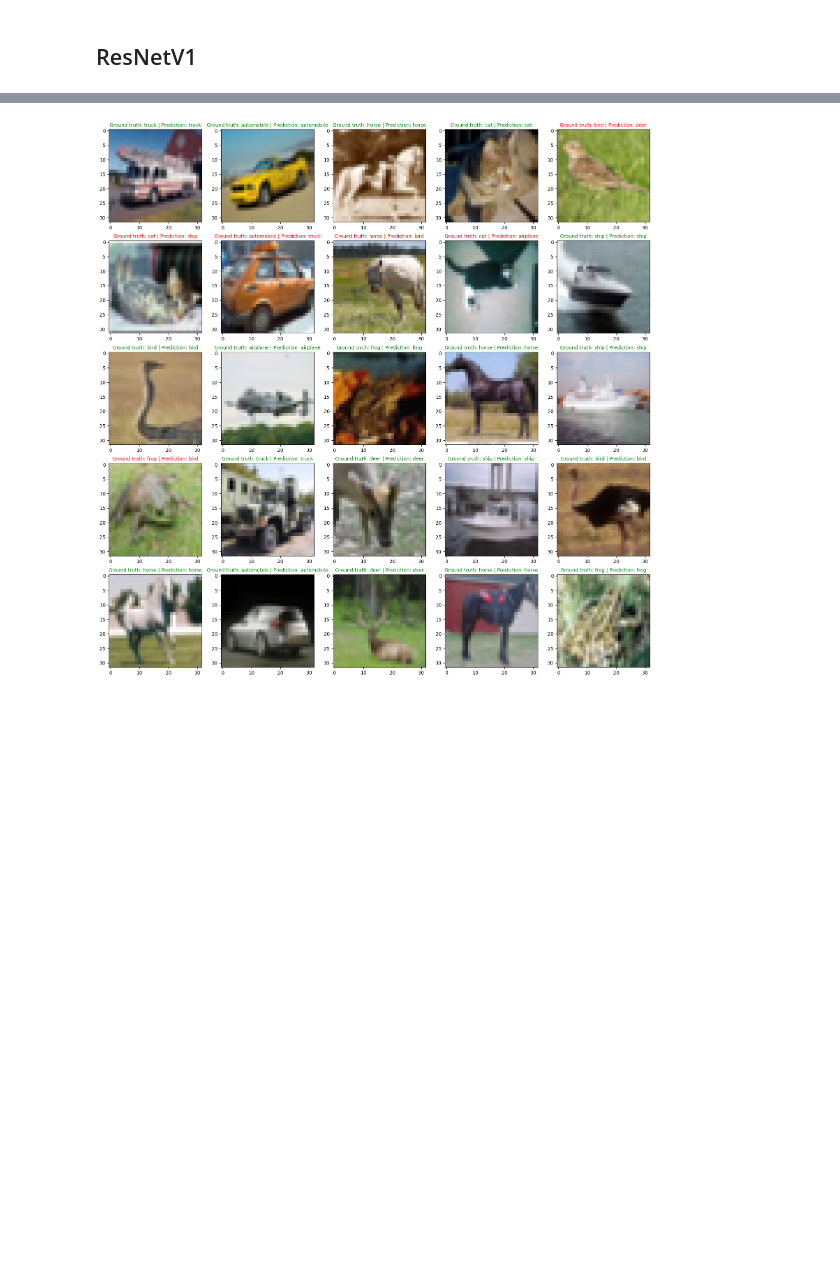
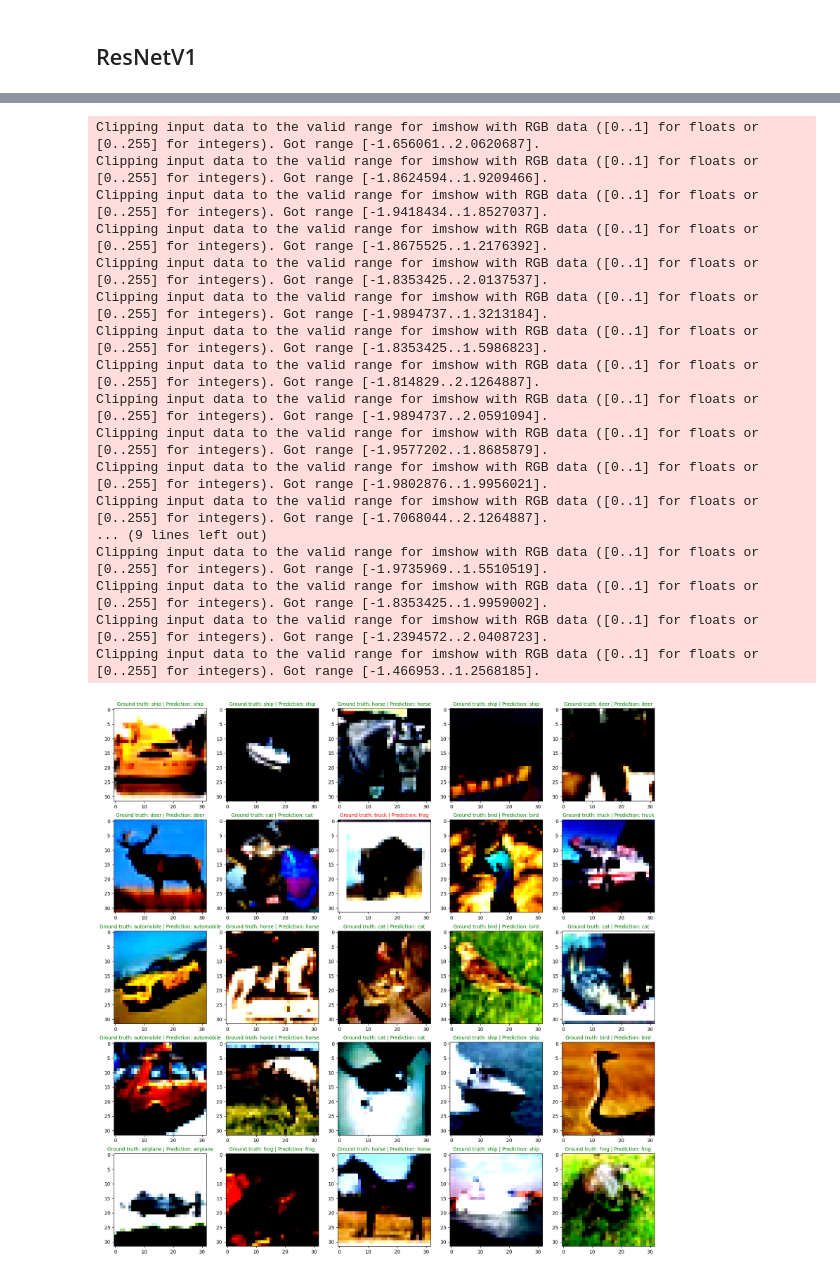
Before and after one commit to AnTong123-hue/PyTorch, a Jupyter notebook: cnn_models/ResNet.ipynb, the cells around one changed output, grey strips where cells are left out. Saved outputs shown, nothing was run; the diff lists cells and outputs as text; code cells hidden in the pictures; blank space fills up the shorter version.

```diff
--- a/cnn_models/ResNet.ipynb
+++ b/cnn_models/ResNet.ipynb
@@ -210,12 +183,17 @@ class ResNet(nn.Module):
         self.conv3_channels = conv3_channels
         self.depth = depth
         self.num_classes = num_classes
-        self.resnet_layer = nn.Sequential(
-            # Conv 0
-            nn.Conv2d(in_channels=3, out_channels=self.conv1_channels, kernel_size=7, stride=2, padding=3),
+        # self.resnet_layer = nn.Sequential(
+        #     # Conv 0
+        #     nn.Conv2d(in_channels=3, out_channels=self.conv1_channels, kernel_size=7, stride=2, padding=3),
+        #     nn.BatchNorm2d(self.conv1_channels),
+        #     nn.ReLU(inplace=True),
+        #     nn.MaxPool2d(kernel_size=3, stride=2)
+        # )
+        self.stem = nn.Sequential(
+            nn.Conv2d(3, self.conv1_channels, kernel_size=3, stride=1, padding=1, bias=False),
             nn.BatchNorm2d(self.conv1_channels),
-            nn.ReLU(inplace=True),
-            nn.MaxPool2d(kernel_size=3, stride=2)
+            nn.ReLU(inplace=True)
         )
 
             # Conv 2 x 2
@@ -237,11 +215,10 @@ class ResNet(nn.Module):
             nn.AdaptiveAvgPool2d((1, 1)),
             nn.Flatten(),
             nn.Linear(in_features=self.conv3_channels, out_features=self.num_classes),
-            nn.BatchNorm1d(self.num_classes),
         )
 
     def forward(self, X):
-        out = self.resnet_layer(X)
+        out = self.stem(X)
         # Conv 1: 2n stacked layer, no down_sampling
         for i in range(2 * self.depth):
             out = self.conv1_stack[i](out)
@@ -290,18 +270,4 @@ ResNet(
 # %%
 loss_fn = nn.CrossEntropyLoss()
-optimizer = torch.optim.SGD(model.parameters(), lr=1, momentum=0.9, weight_decay=0.0005)
-scheduler = torch.optim.lr_scheduler.StepLR(optimizer, step_size=10, gamma=0.2)
-# Calculate accuracy (a classification metric)
-def accuracy_fn(y_true, y_pred):
-    """Calculates accuracy between truth labels and predictions.
-
-    Args:
-        y_true (torch.Tensor): Truth labels for predictions.
-        y_pred (torch.Tensor): Predictions to be compared to predictions.
-
-    Returns:
-        [torch.float]: Accuracy value between y_true and y_pred, e.g. 78.45
-    """
-    correct = torch.eq(y_true, y_pred).sum().item()
-    acc = (correct / len(y_pred)) * 100
-    return acc
+optimizer = torch.optim.SGD(model.parameters(), lr=0.1, momentum=0.9, weight_decay=0.0005)
+scheduler = torch.optim.lr_scheduler.ReduceLROnPlateau(optimizer, 'min', 0.1, patience=10, min_lr=0.00001)
@@ -353,7 +335,6 @@ hist['train_loss'].append(0)
 # %%
 # Training loop
-epochs = 100
-print(device)
+epochs = 1000
 hist = {"train_loss": [], "test_loss": [], "train_acc": [], "test_acc": []}
 print("Log history: ", hist.keys())
 
@@ -368,7 +349,7 @@ for epoch in range(epochs):
         device='cuda'
     )
 
-    scheduler.step()
+    scheduler.step(train_loss)
 
     test_loss, test_acc = test_step(
         model=model,
@@ -422,7 +412,7 @@ torch.Size([3, 224, 224])
 # %%
 torch.manual_seed(42)
 
-def plot_predictions(dataset, nrows, ncols, model, figname):
+def plot_predictions(dataset, nrows, ncols, model):
     plt.figure(figsize=(4*nrows, 4*ncols))
     # Plot
     with torch.inference_mode():
@@ -449,6 +439,23 @@ def plot_predictions(dataset, nrows, ncols, model, figname):
             else:
                 plt.title(f"Ground truth: {imagenet_labels_map[label_num]} | Prediction: {imagenet_labels_map[pred_label]}", fontsize=10, c='r')
 # %%
-plot_predictions(test_dataset, 5, 5, model, "Predictions")
+plot_predictions(test_dataset, 5, 5, model)
 # %% [output]
+Clipping input data to the valid range for imshow with RGB data ([0..1] for floats or [0..255] for integers). Got range [-1.656061..2.0620687].
+Clipping input data to the valid range for imshow with RGB data ([0..1] for floats or [0..255] for integers). Got range [-1.8624594..1.9209466].
+Clipping input data to the valid range for imshow with RGB data ([0..1] for floats or [0..255] for integers). Got range [-1.9418434..1.8527037].
+Clipping input data to the valid range for imshow with RGB data ([0..1] for floats or [0..255] for integers). Got range [-1.8675525..1.2176392].
+Clipping input data to the valid range for imshow with RGB data ([0..1] for floats or [0..255] for integers). Got range [-1.8353425..2.0137537].
+Clipping input data to the valid range for imshow with RGB data ([0..1] for floats or [0..255] for integers). Got range [-1.9894737..1.3213184].
+Clipping input data to the valid range for imshow with RGB data ([0..1] for floats or [0..255] for integers). Got range [-1.8353425..1.5986823].
+Clipping input data to the valid range for imshow with RGB data ([0..1] for floats or [0..255] for integers). Got range [-1.814829..2.1264887].
+Clipping input data to the valid range for imshow with RGB data ([0..1] for floats or [0..255] for integers). Got range [-1.9894737..2.0591094].
+Clipping input data to the valid range for imshow with RGB data ([0..1] for floats or [0..255] for integers). Got range [-1.9577202..1.8685879].
+Clipping input data to the valid range for imshow with RGB data ([0..1] for floats or [0..255] for integers). Got range [-1.9802876..1.9956021].
+Clipping input data to the valid range for imshow with RGB data ([0..1] for floats or [0..255] for integers). Got range [-1.7068044..2.1264887].
+... (9 lines left out)
+Clipping input data to the valid range for imshow with RGB data ([0..1] for floats or [0..255] for integers). Got range [-1.9735969..1.5510519].
+Clipping input data to the valid range for imshow with RGB data ([0..1] for floats or [0..255] for integers). Got range [-1.8353425..1.9959002].
+Clipping input data to the valid range for imshow with RGB data ([0..1] for floats or [0..255] for integers). Got range [-1.2394572..2.0408723].
+Clipping input data to the valid range for imshow with RGB data ([0..1] for floats or [0..255] for integers). Got range [-1.466953..1.2568185].
-[figure, old version]
+[figure, new version]
```
Also changed, not shown: parts of 20 cells of this notebook.
